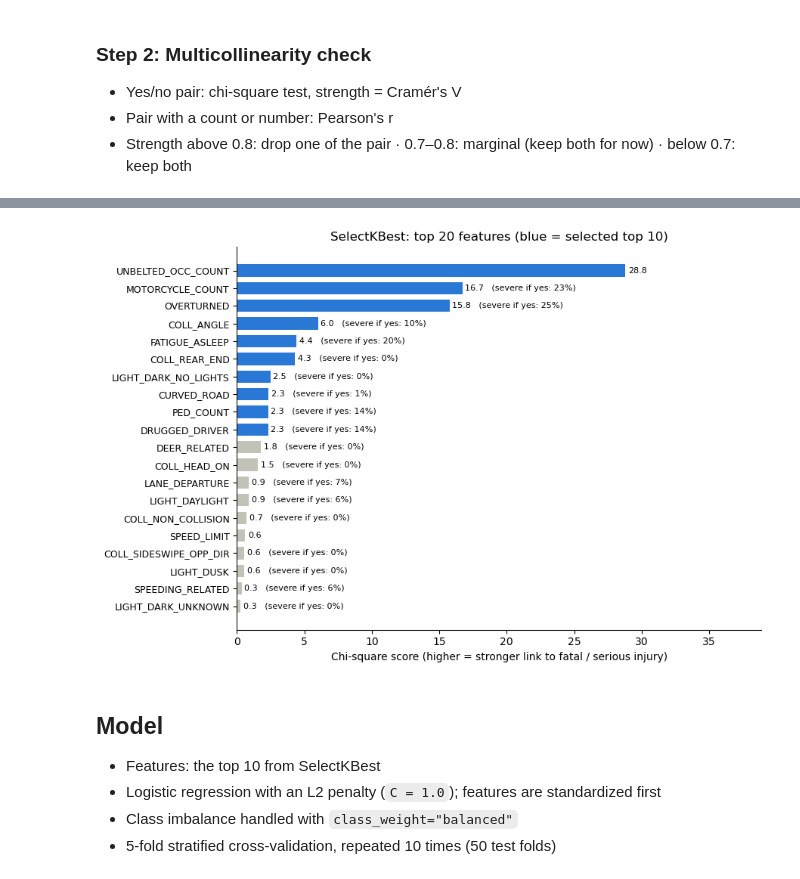
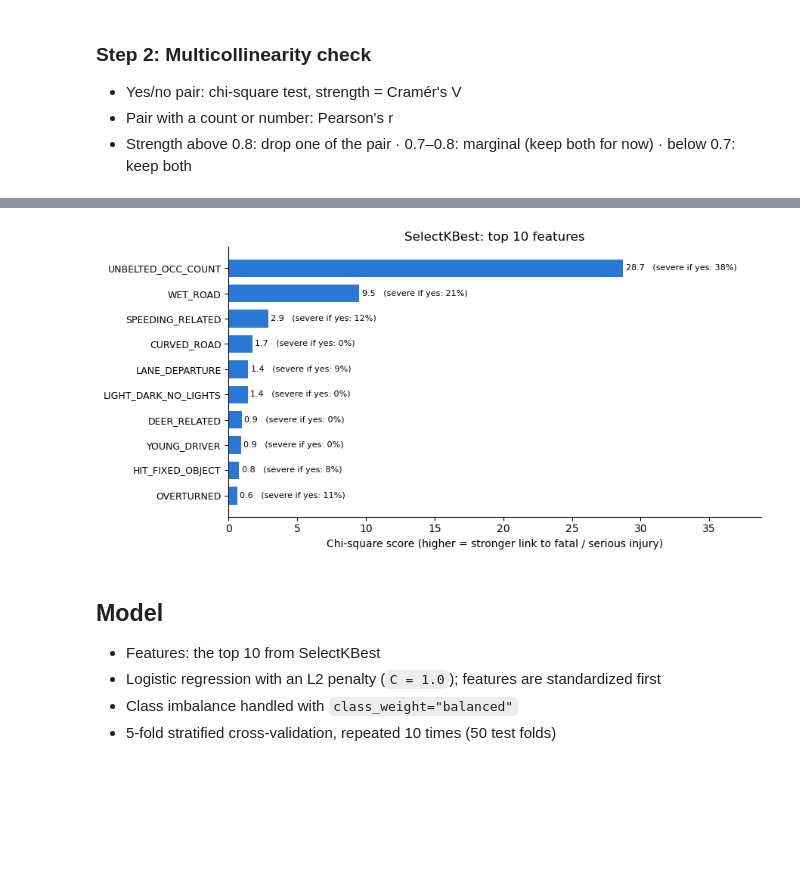
Before and after one commit to jonathanwilsonami/crash-missing-data-bias, a Jupyter notebook: traffic_case_study.ipynb, the cells around one changed output, grey strips where cells are left out. Cells and saved outputs as stored; diff of their text form; code cells hidden in the pictures; blank space fills up the shorter version.

```diff
--- a/traffic_case_study.ipynb
+++ b/traffic_case_study.ipynb
@@ -100,5 +110,9 @@ y = df[TARGET]
 X = df.drop(columns=[TARGET, "URBAN_RURAL", "COLLISION_TYPE", "ILLUMINATION"])
 X = X.join(pd.get_dummies(df["COLLISION_TYPE"].map(collision_names), prefix="COLL").astype(int))
 X = X.join(pd.get_dummies(df["ILLUMINATION"].map(light_names), prefix="LIGHT").astype(int))
+
+constant = [c for c in X if X[c].nunique() == 1]          # same value in every rural crash
+X = X.drop(columns=constant)
+print("Dropped constant columns:", constant)
 X.shape
 # %% [output]
@@ -171,5 +189,5 @@ plot_pairs(pairs, "Feature pairs with association ≥ 0.5")
 # %%
-X = X.drop(columns=["COLL_HIT_FIXED_OBJECT", "COLL_HIT_NON_MOTORIST", "COLL_OTHER"])
+X = X.drop(columns=["COLL_HIT_FIXED_OBJECT", "COLL_OTHER", "LIGHT_DAYLIGHT"])
 
 pairs_after = association_pairs(X)
 print(X.shape[1], "features left | strongest remaining pair:", round(pairs_after["Strength"].max(), 2))
@@ -177,0 +198,25 @@ print(X.shape[1], "features left | strongest remaining pair:", round(pairs_after
+# %%
+from itertools import permutations
+
+# Same-concept groups (from the data dictionary)
+families = {
+    "Collision type": ["HIT_FIXED_OBJECT", "LANE_DEPARTURE", "OVERTURNED"] + [c for c in X if c.startswith("COLL_")],
+    "Lighting": [c for c in X if c.startswith("LIGHT_")],
+    "Speeding": ["SPEEDING_RELATED"],
+    "Older driver": ["MATURE_DRIVER"],
+}
+
+rows = []
+for concept, cols in families.items():
+    cols = [c for c in cols if c in X]
+    for a, b in permutations(cols, 2):
+        ok = X[a].isin([0, 1]) & X[b].isin([0, 1])                       # skip mean-imputed values
+        inside, outside = (X[a] == 1) & ok, (X[b] == 1) & ok
+        if 0 < inside.sum() < outside.sum() and (inside & outside).sum() == inside.sum():
+            rows.append({"Narrow feature": a, "Its crashes": int(inside.sum()), "Inside": b,
+                         "Broad crashes": int(outside.sum()), "Concept": concept})
+nested = pd.DataFrame(rows, columns=["Narrow feature", "Its crashes", "Inside", "Broad crashes", "Concept"])
+narrow = sorted(set(nested["Narrow feature"]))
+X = X.drop(columns=narrow)
+print("Dropped nested features:", narrow if narrow else "none")
+nested
@@ -182,9 +231,11 @@ print(X.shape[1], "features left | strongest remaining pair:", round(pairs_after
 - Chi-square says how strongly a feature is linked to the outcome, not in which direction, so the severe rate when the feature = yes is shown next to it
 # %%
 from sklearn.feature_selection import SelectKBest, chi2
+from sklearn.preprocessing import MinMaxScaler
 
 print(f"Overall severe rate: {y.mean():.1%}")
-selector = SelectKBest(chi2, k=10).fit(X, y)
+X_scaled = pd.DataFrame(MinMaxScaler().fit_transform(X), columns=X.columns)
+selector = SelectKBest(chi2, k=10).fit(X_scaled, y)
 
 ranking = pd.DataFrame({
     "Chi-square": selector.scores_,
@@ -194,5 +245,5 @@ ranking = pd.DataFrame({
 ranking["Selected"] = ranking.index.isin(X.columns[selector.get_support()])
 
 top10 = ranking.index[ranking["Selected"]].tolist()
-ranking.head(20).style.format({"Chi-square": "{:.2f}", "p-value": "{:.4f}", "Severe rate when yes": "{:.1%}"}, na_rep="–")
+ranking.head(10).style.format({"Chi-square": "{:.2f}", "p-value": "{:.4f}", "Severe rate when yes": "{:.1%}"}, na_rep="–")
 # %% [output]
@@ -217,19 +262,19 @@ Overall severe rate: 5.2%
 # %%
-top = ranking.head(20).iloc[::-1]
-fig, ax = plt.subplots(figsize=(9, 6))
-ax.barh(top.index, top["Chi-square"], color=["#2a78d6" if s else "#c3c2b7" for s in top["Selected"]], height=0.7)
+top = ranking.head(10).iloc[::-1]
+fig, ax = plt.subplots(figsize=(9, 4.5))
+ax.barh(top.index, top["Chi-square"], color="#2a78d6", height=0.7)
 for i, (score, rate) in enumerate(zip(top["Chi-square"], top["Severe rate when yes"])):
     ax.text(score + 0.2, i, f"{score:.1f}   (severe if yes: {rate:.0%})" if pd.notna(rate) else f"{score:.1f}", va="center", fontsize=8)
 ax.set_xlabel("Chi-square score (higher = stronger link to fatal / serious injury)")
-ax.set_title("SelectKBest: top 20 features (blue = selected top 10)")
+ax.set_title("SelectKBest: top 10 features")
 ax.set_xlim(0, top["Chi-square"].max() * 1.35)
 ax.tick_params(axis="y", labelsize=9)
 for s in ["top", "right"]:
     ax.spines[s].set_visible(False)
 plt.tight_layout()
 plt.show()
 # %% [output]
-[figure, old version]
+[figure, new version]
 # %% [markdown]
 ## Model
 
```
Also changed, not shown: parts of 24 cells of this notebook, 1 other file.
